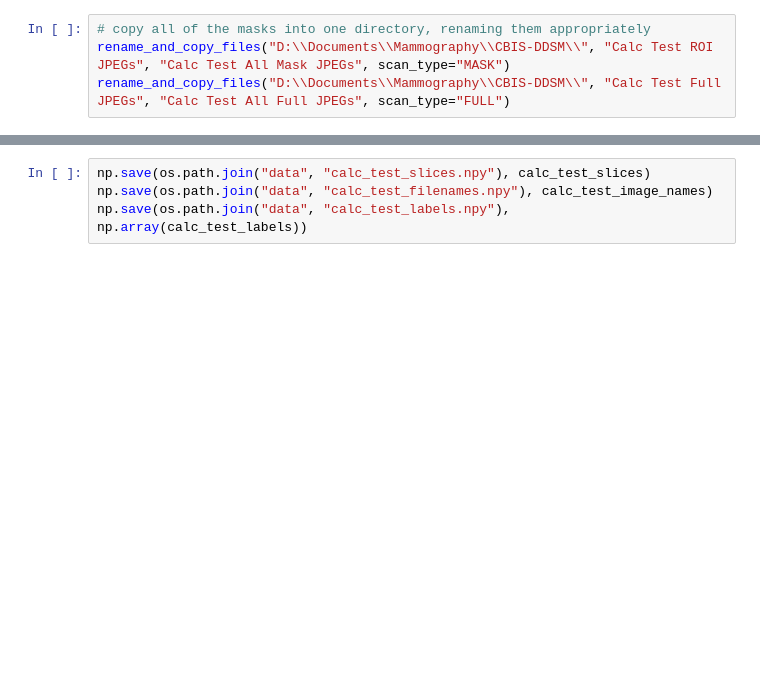
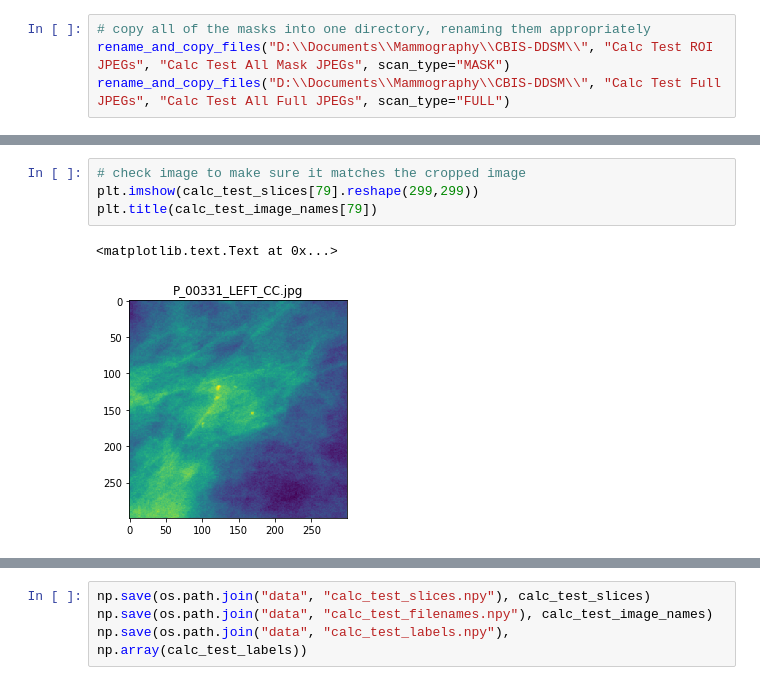
Before and after one commit to escuccim/mias-mammography, a Jupyter notebook: crop_cbis_images.ipynb, the cells around one changed output, grey strips where cells are left out. Cells and saved outputs as stored; diff of their text form; blank space fills up the shorter version.

```diff
--- a/crop_cbis_images.ipynb
+++ b/crop_cbis_images.ipynb
@@ -473,0 +539,7 @@ Calc Test File Name List: 464
+# %%
+# check image to make sure it matches the cropped image
+plt.imshow(calc_test_slices[79].reshape(299,299))
+plt.title(calc_test_image_names[79])
+# %% [output]
+<matplotlib.text.Text at 0x...>
+[figure, added]
```
Also changed, not shown: parts of 9 cells of this notebook, 4 other files.
